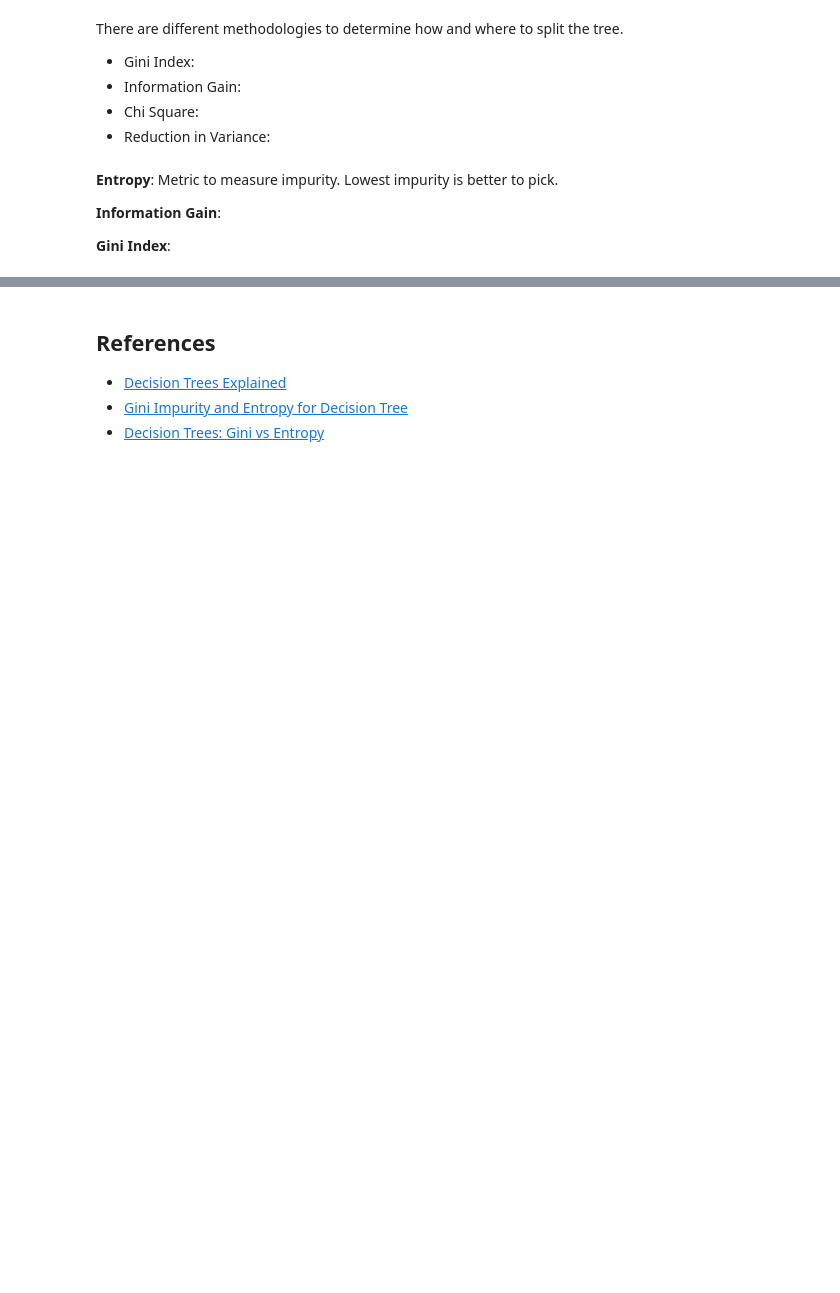
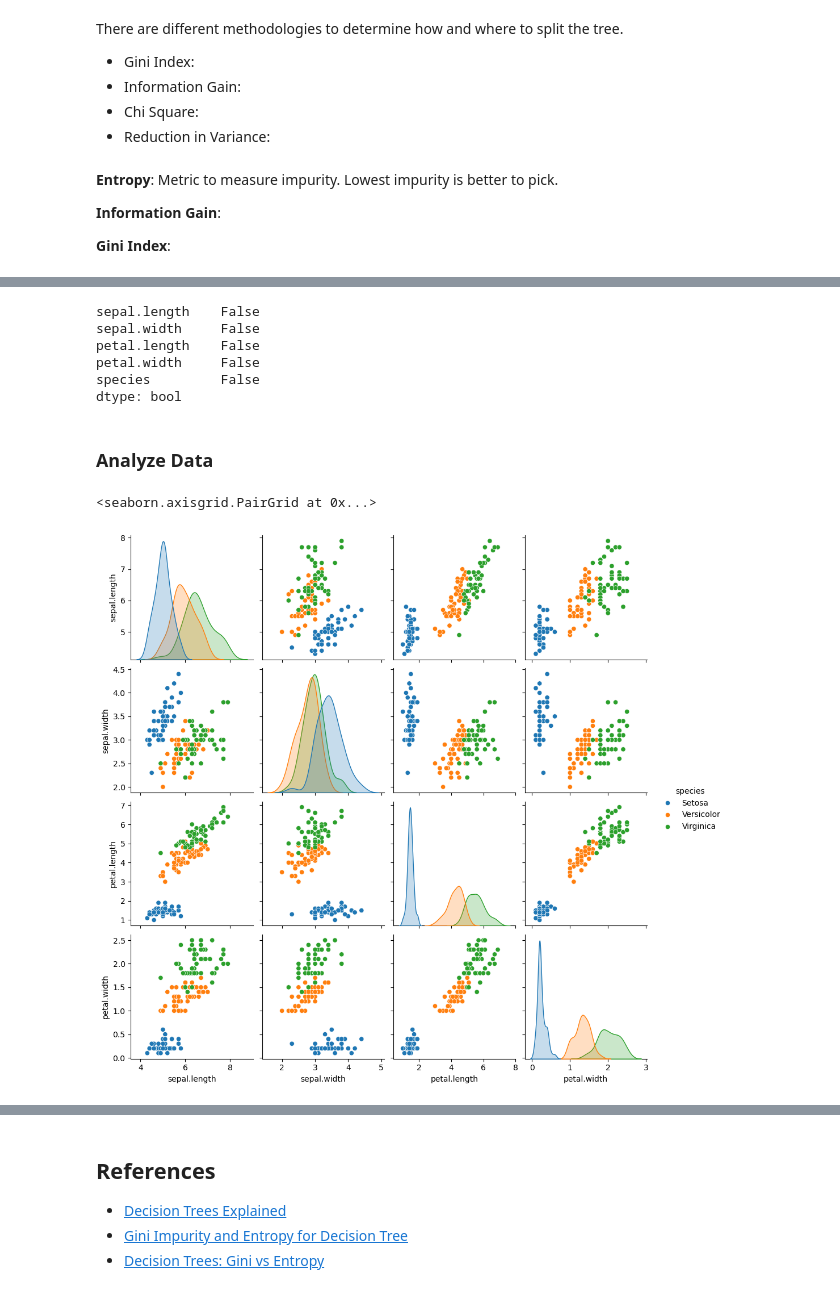
Before and after one commit to bc913/ai_ml_notes, a Jupyter notebook: jupyter/decision_tree.ipynb, the cells around one changed output, grey strips where cells are left out. Cells and saved outputs as stored; diff of their text form; code cells hidden in the pictures; blank space fills up the shorter version.

```diff
--- a/jupyter/decision_tree.ipynb
+++ b/jupyter/decision_tree.ipynb
@@ -20,0 +32,2 @@ There are different methodologies to determine how and where to split the tree.
+# %%
+iris_data = pd.read_csv('files/iris_data.csv')
@@ -20,0 +58,16 @@ There are different methodologies to determine how and where to split the tree.
+# %%
+iris_data.isnull().any()
+# %% [output]
+sepal.length    False
+sepal.width     False
+petal.length    False
+petal.width     False
+species         False
+dtype: bool
+# %% [markdown]
+### Analyze Data
+# %%
+sns.pairplot(data=iris_data, hue='species')
+# %% [output]
+<seaborn.axisgrid.PairGrid at 0x...>
+[figure, added]
```
Also changed, not shown: parts of 24 cells of this notebook.
